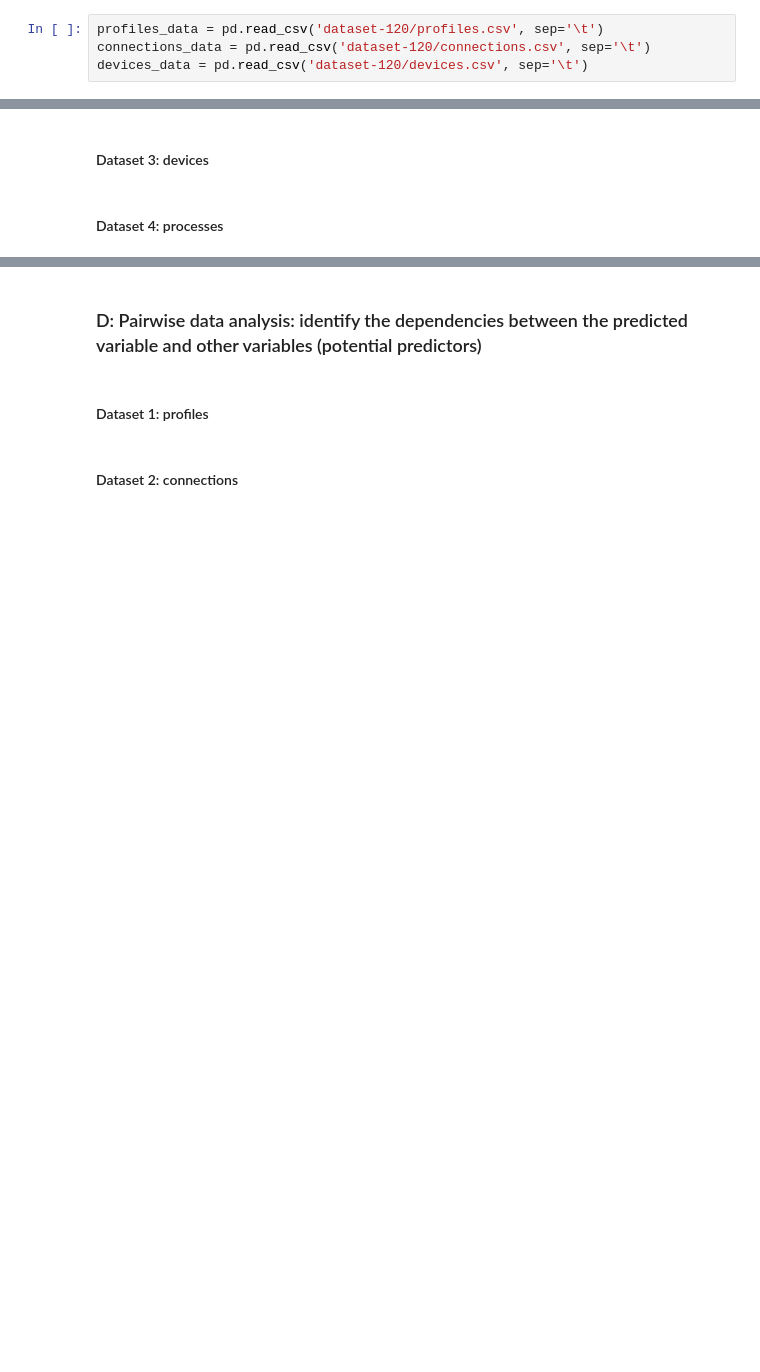
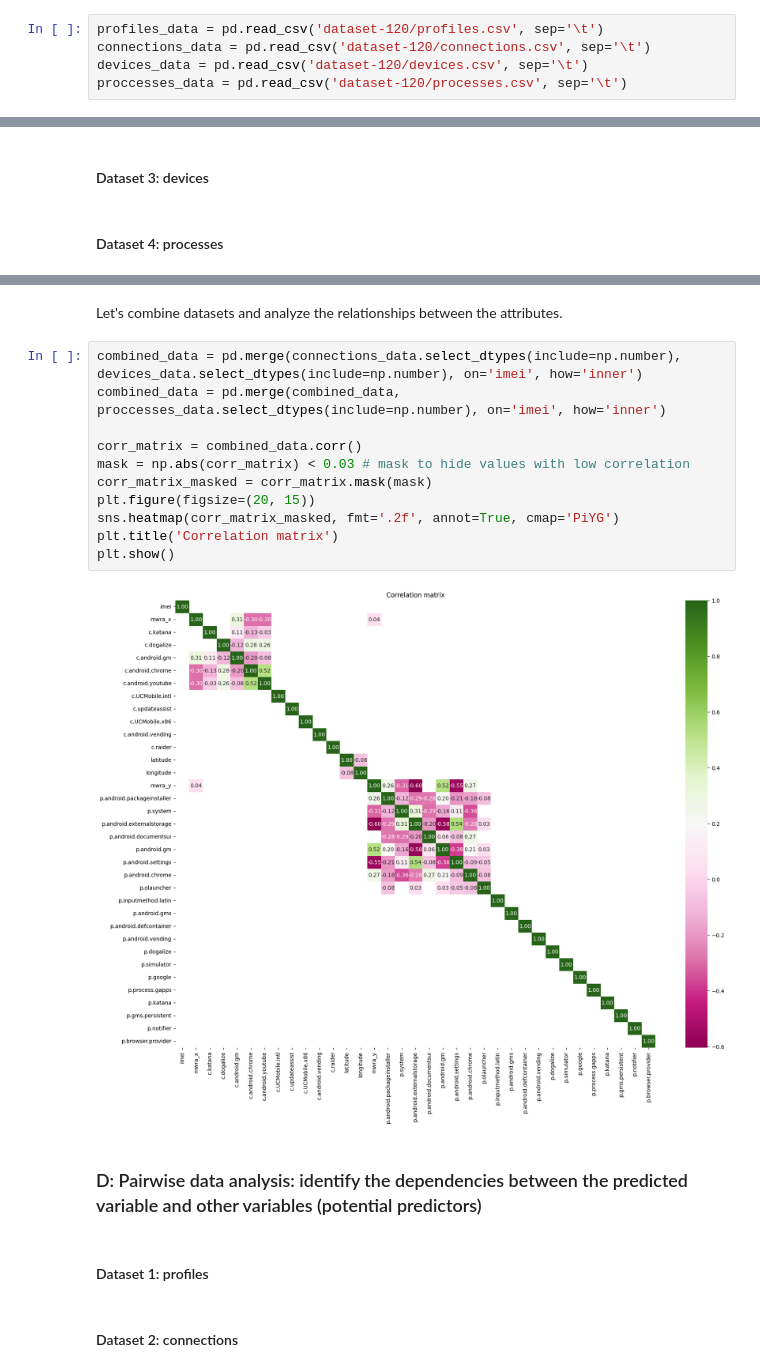
Before and after one commit to myrres0/IAU-2024, a Jupyter notebook: phase-1.ipynb, the cells around one changed output, grey strips where cells are left out. Drawn from its saved outputs; the diff is of its cells as text; blank space fills up the shorter version.

```diff
--- a/phase-1.ipynb
+++ b/phase-1.ipynb
@@ -15,6 +15,7 @@ import seaborn as sns
 profiles_data = pd.read_csv('dataset-120/profiles.csv', sep='\t')
 connections_data = pd.read_csv('dataset-120/connections.csv', sep='\t')
 devices_data = pd.read_csv('dataset-120/devices.csv', sep='\t')
+proccesses_data = pd.read_csv('dataset-120/processes.csv', sep='\t')
 # %% [markdown]
 ## 1.1 Basic description of the data together with their characteristics
 ### A: Analysis of data structures such as files (structures and relationships, number, types, ...), records(structures, number of records, number of attributes, types, ...)
@@ -427,3 +472,18 @@ As we can see above, this is negative skewed distribution. The most values are b
+# %% [markdown]
+Let's combine datasets and analyze the relationships between the attributes.
+# %%
+combined_data = pd.merge(connections_data.select_dtypes(include=np.number), devices_data.select_dtypes(include=np.number), on='imei', how='inner')
+combined_data = pd.merge(combined_data, proccesses_data.select_dtypes(include=np.number), on='imei', how='inner')
+
+corr_matrix = combined_data.corr()
+mask = np.abs(corr_matrix) < 0.03 # mask to hide values with low correlation
+corr_matrix_masked = corr_matrix.mask(mask)
+plt.figure(figsize=(20, 15))
+sns.heatmap(corr_matrix_masked, fmt='.2f', annot=True, cmap='PiYG')
+plt.title('Correlation matrix')
+plt.show()
+# %% [output]
+[figure, added]
 # %% [markdown]
 ### D: Pairwise data analysis: identify the dependencies between the predicted variable and other variables (potential predictors)
 # %% [markdown]
```
Also changed, not shown: parts of 18 cells of this notebook.
